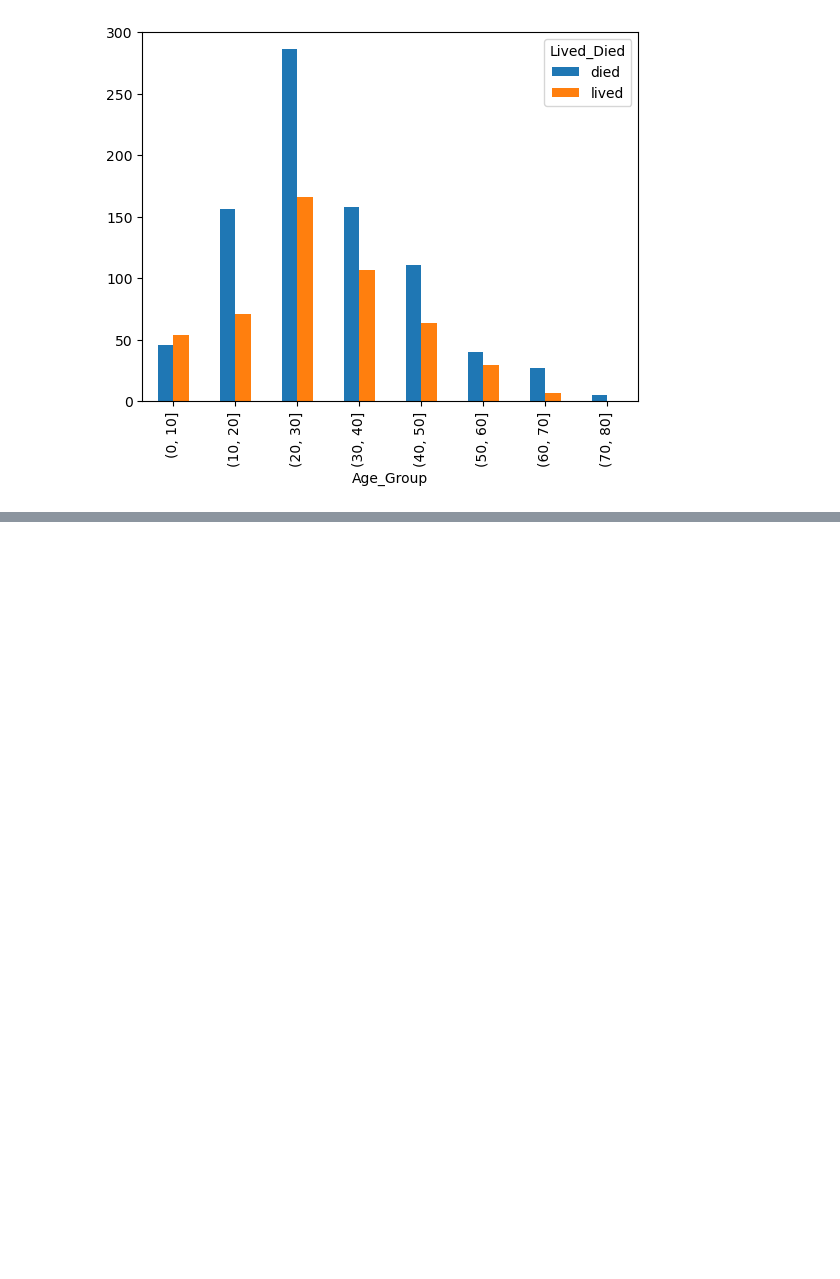
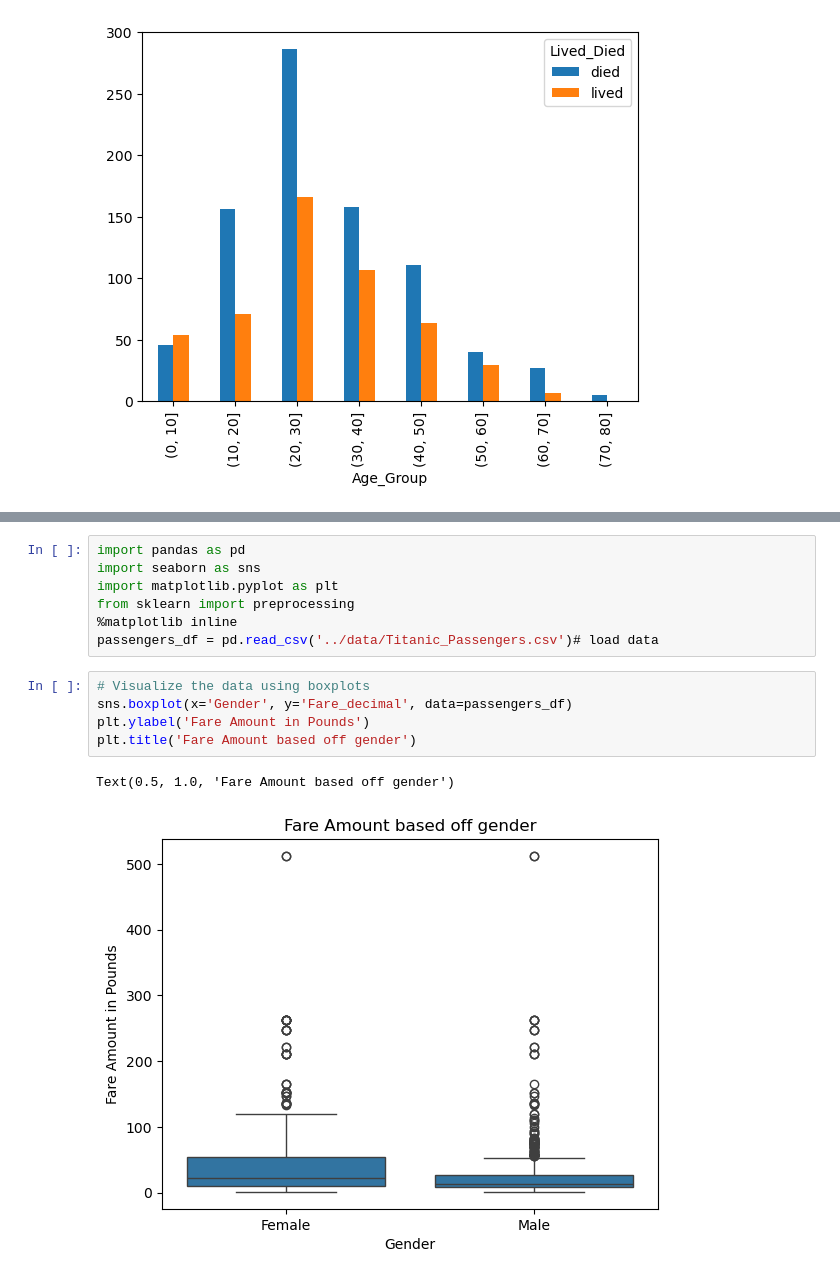
Before and after one commit to CS4580/my-notes-JulianArchuleta, a Jupyter notebook: module6/titanic_passanger_analysis.ipynb, the cells around one changed output, grey strips where cells are left out. Drawn from its saved outputs; the diff is of its cells as text; blank space fills up the shorter version.

```diff
--- a/module6/titanic_passanger_analysis.ipynb
+++ b/module6/titanic_passanger_analysis.ipynb
@@ -116,0 +279,15 @@ ValueError: Must pass 2-d input. shape=()
+# %%
+import pandas as pd
+import seaborn as sns
+import matplotlib.pyplot as plt
+from sklearn import preprocessing
+%matplotlib inline
+passengers_df = pd.read_csv('../data/Titanic_Passengers.csv')# load data
+# %%
+# Visualize the data using boxplots
+sns.boxplot(x='Gender', y='Fare_decimal', data=passengers_df)
+plt.ylabel('Fare Amount in Pounds')
+plt.title('Fare Amount based off gender')
+# %% [output]
+Text(0.5, 1.0, 'Fare Amount based off gender')
+[figure, added]
```
Also changed, not shown: parts of 17 cells of this notebook.
